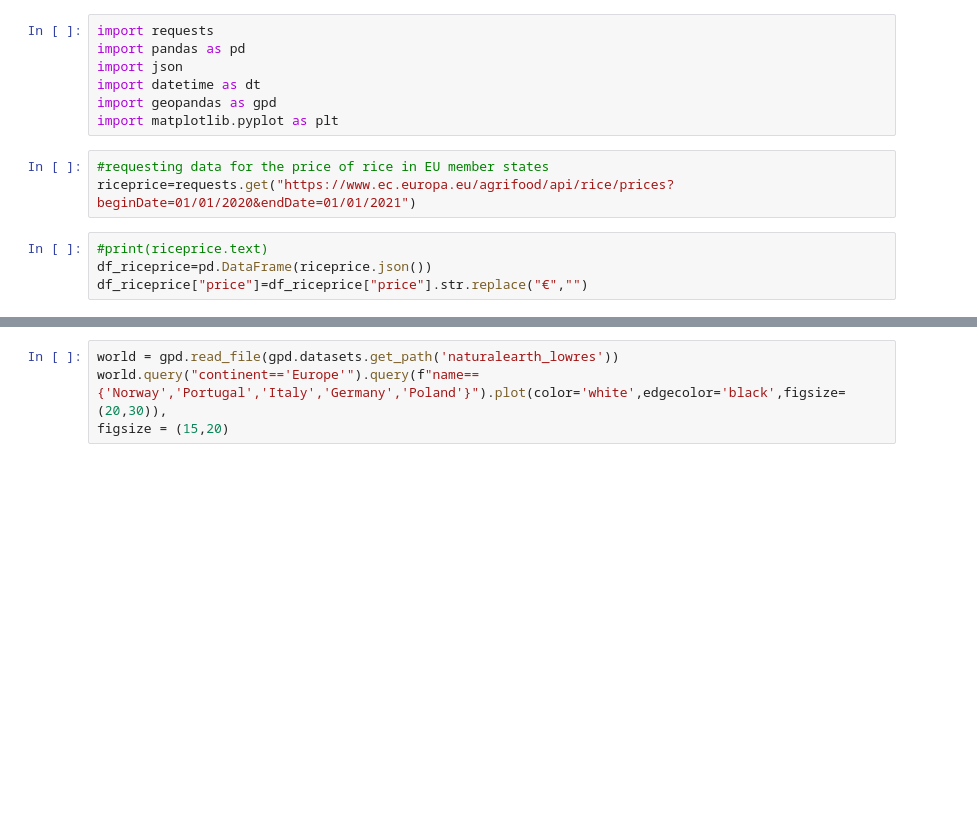
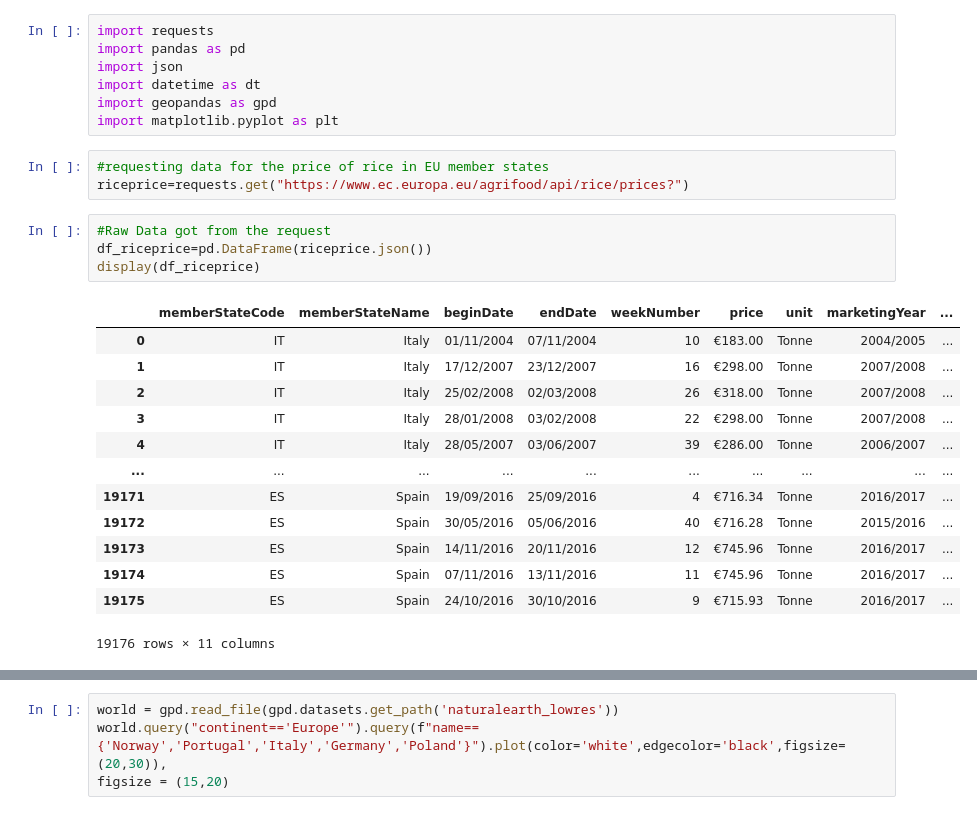
Before and after one commit to JohnsenClasses/final-project-schneider-thapa-koirala, a Jupyter notebook: euriceinfo.ipynb, the cells around one changed output, grey strips where cells are left out. Cells and saved outputs as stored; diff of their text form; blank space fills up the shorter version.

```diff
--- a/euriceinfo.ipynb
+++ b/euriceinfo.ipynb
@@ -7,8 +7,22 @@ import geopandas as gpd
 import matplotlib.pyplot as plt
 # %%
 #requesting data for the price of rice in EU member states
-riceprice=requests.get("https://www.ec.europa.eu/agrifood/api/rice/prices?beginDate=01/01/2020&endDate=01/01/2021")
+riceprice=requests.get("https://www.ec.europa.eu/agrifood/api/rice/prices?")
 # %%
-#print(riceprice.text)
+#Raw Data got from the request
 df_riceprice=pd.DataFrame(riceprice.json())
-df_riceprice["price"]=df_riceprice["price"].str.replace("€","")
+display(df_riceprice)
+# %% [output]
+|  | memberStateCode | memberStateName | beginDate | endDate | weekNumber | price | unit | marketingYear | ... |
+| 0 | IT | Italy | 01/11/2004 | 07/11/2004 | 10 | €183.00 | Tonne | 2004/2005 | ... |
+| 1 | IT | Italy | 17/12/2007 | 23/12/2007 | 16 | €298.00 | Tonne | 2007/2008 | ... |
+| 2 | IT | Italy | 25/02/2008 | 02/03/2008 | 26 | €318.00 | Tonne | 2007/2008 | ... |
+| 3 | IT | Italy | 28/01/2008 | 03/02/2008 | 22 | €298.00 | Tonne | 2007/2008 | ... |
+| 4 | IT | Italy | 28/05/2007 | 03/06/2007 | 39 | €286.00 | Tonne | 2006/2007 | ... |
+| ... | ... | ... | ... | ... | ... | ... | ... | ... | ... |
+| 19171 | ES | Spain | 19/09/2016 | 25/09/2016 | 4 | €716.34 | Tonne | 2016/2017 | ... |
+| 19172 | ES | Spain | 30/05/2016 | 05/06/2016 | 40 | €716.28 | Tonne | 2015/2016 | ... |
+| 19173 | ES | Spain | 14/11/2016 | 20/11/2016 | 12 | €745.96 | Tonne | 2016/2017 | ... |
+| 19174 | ES | Spain | 07/11/2016 | 13/11/2016 | 11 | €745.96 | Tonne | 2016/2017 | ... |
+| 19175 | ES | Spain | 24/10/2016 | 30/10/2016 | 9 | €715.93 | Tonne | 2016/2017 | ... |
+19176 rows × 11 columns
```
Also changed, not shown: parts of 11 cells of this notebook.
